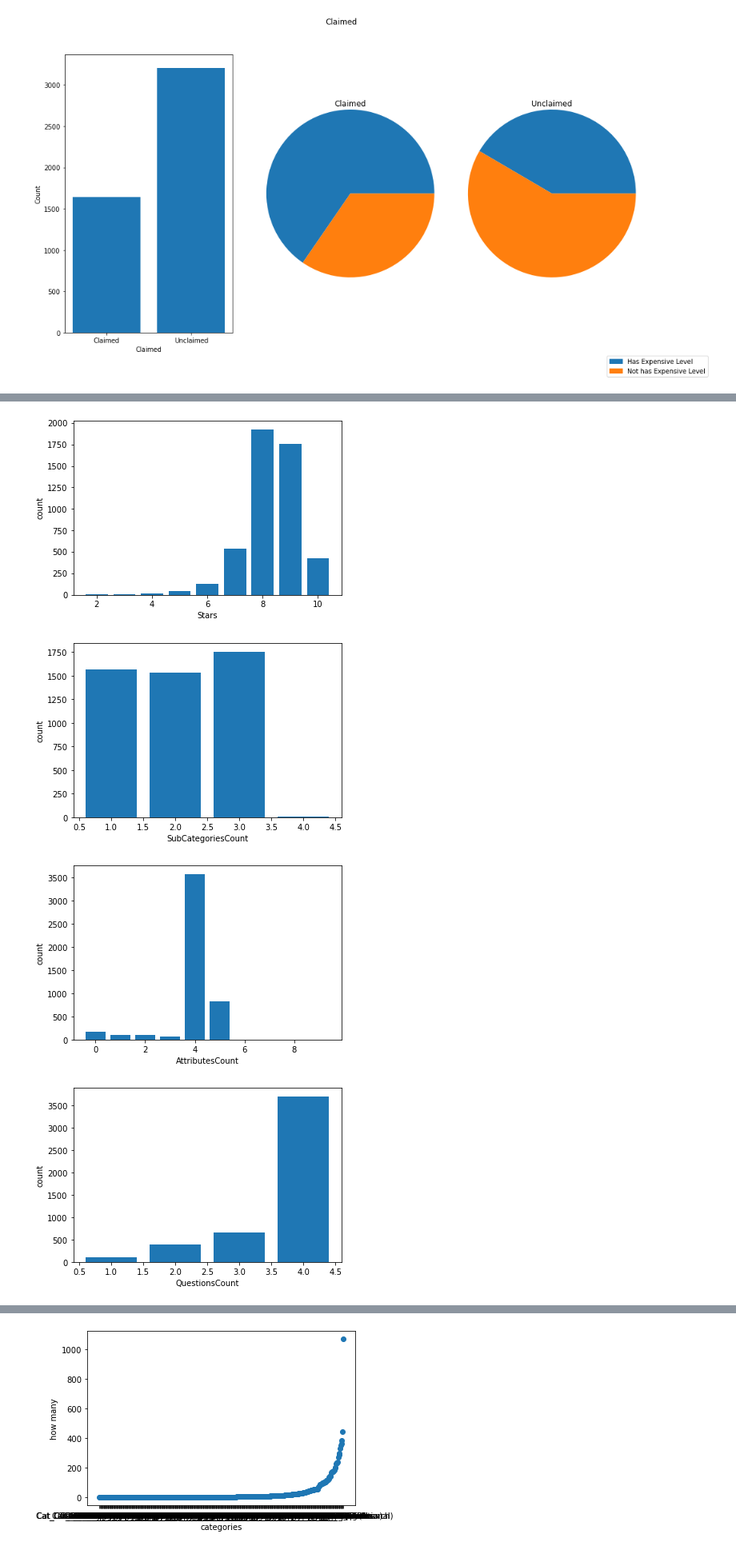
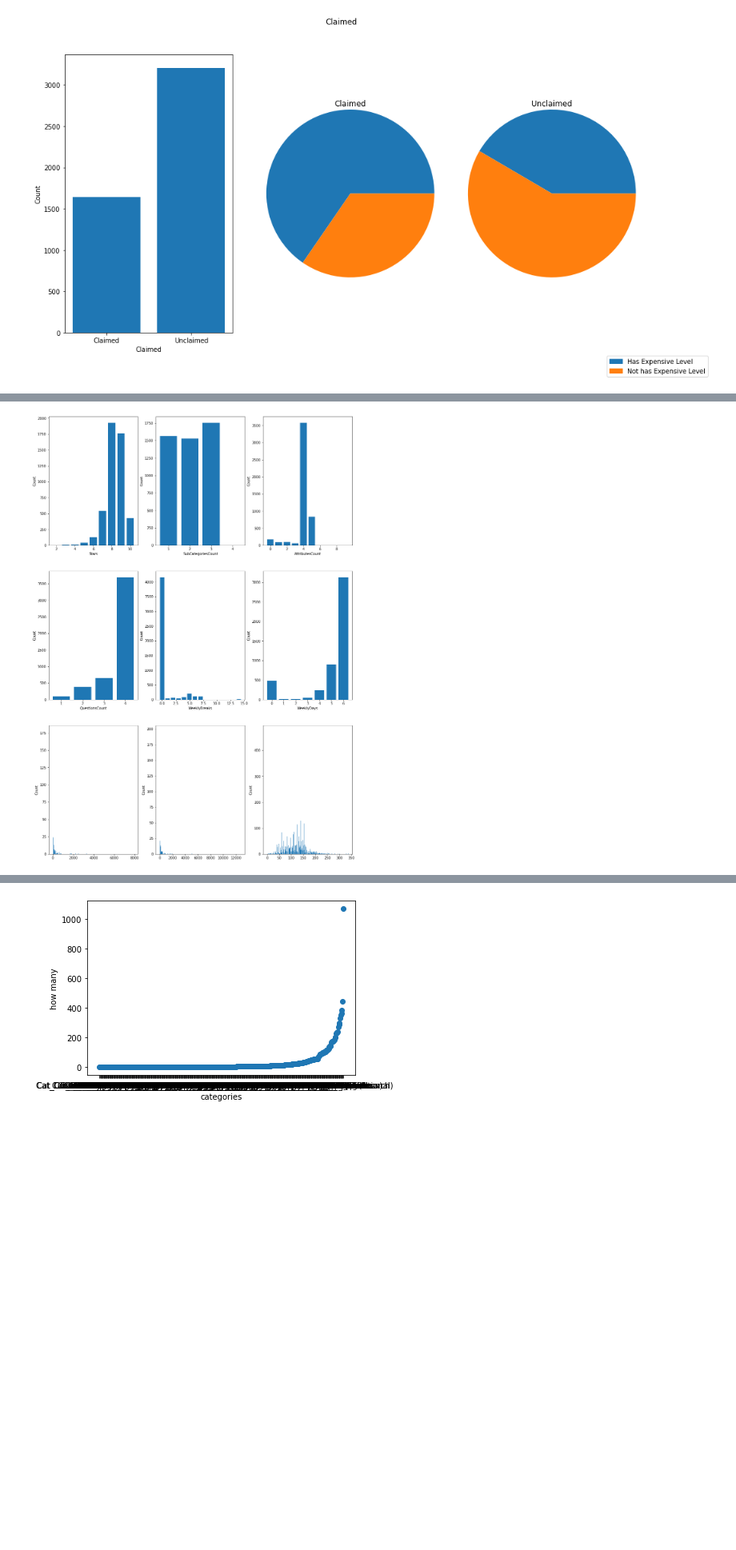
Before and after one commit to omer-priel/TheRootOfDataScience, a Jupyter notebook: notebooks/main_omer.ipynb, the cells around one changed output, grey strips where cells are left out. Shown at 80% size. Cells and saved outputs as stored; diff of their text form; code cells hidden in the pictures; blank space fills up the shorter version.

```diff
--- a/notebooks/main_omer.ipynb
+++ b/notebooks/main_omer.ipynb
@@ -169,3 +172,25 @@ def disply_count_of_flag_column(column_name: str, column_label: str, true_label:
     fig.legend(handles=handles, loc ="lower right")
 
     plt.show()
+# %%
+def disply_atter_per_column(inedexs: list, values: list, columns_label: list):
+    global legend_colors, target_column, target_column_label
+
+    # Main elements
+    fig = plt.figure(figsize = [16, 8])
+
+    for i in range(len(values)):
+        value = values[i]
+        if value is not None:
+            index = indexs[i]
+            label = columns_label[i]
+
+            # Graf
+            ax_graf =  fig.add_subplot(1, len(values), i+1)
+
+            plt.sca(ax_graf)
+            plt.plot(index, value)
+            plt.xlabel(label)
+            plt.ylabel(target_column_label)
+
+    plt.show()
@@ -262,15 +334,19 @@ if SHOW_IN_DEVELOPMENT:
 # %%
 # Shows how much data we have for each value in each feature
 
 if SHOW_IN_DEVELOPMENT:
-    for column in prime_countable_columns + prime_non_countable_columns:
-        count_df = df[[target_column, column]].groupby([column]).count()
-        plt.bar(count_df.index, count_df[target_column].values)
-        plt.xlabel(column)
-        plt.ylabel("count")
-        plt.show()
+
+    printed_columns = prime_countable_columns + prime_non_countable_columns
+    elements_in_line = 3
+    indexs = []
+    values = []
+    for column in printed_columns:
+        if column is not None:
+            count_df = df[[target_column, column]].groupby([column]).count()
+
+            indexs += [count_df.index]
+            values += [count_df[target_column].values.tolist()]
+
+    disply_mluti_bars(indexs, values, printed_columns, 'Count', elements_in_line)
 # %% [output]
-[figure, old version]
+[figure, new version]
-[figure, removed]
-[figure, removed]
-[figure, removed]
```
Also changed, not shown: parts of 13 cells of this notebook.
